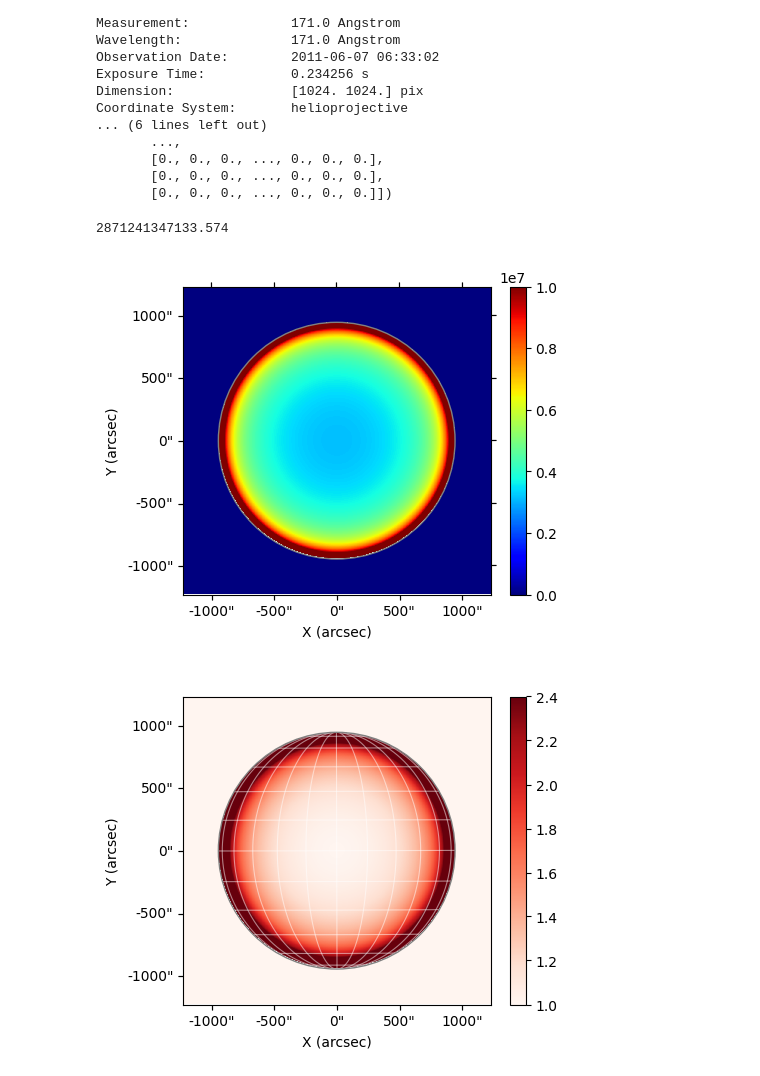
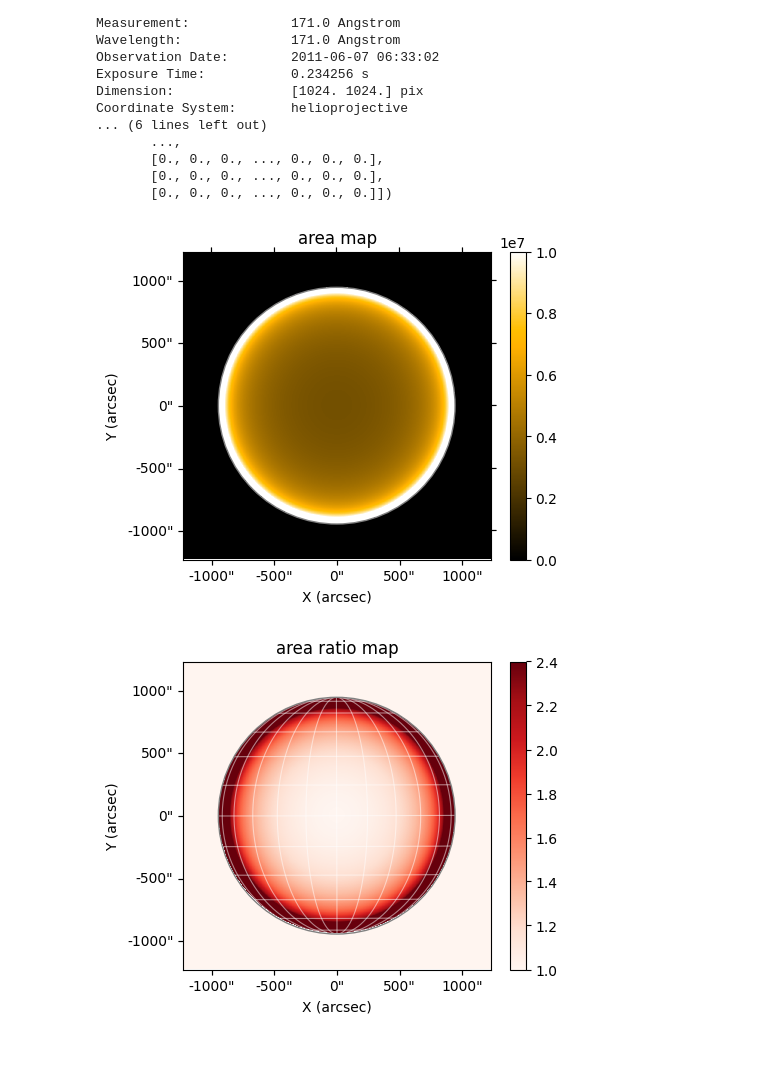
Before and after one commit to Chigaga/area_calculation, a Jupyter notebook: area_calculation.ipynb, the cells around one changed output. Cells and saved outputs as stored; diff of their text form; code cells hidden in the pictures.

```diff
--- a/area_calculation.ipynb
+++ b/area_calculation.ipynb
@@ -301,7 +305,7 @@ def create_correction_map(smap):
 
   return area_map
 # %%
-areamap = create_correction_map(aia_map_mat)
+areamap = create_correction_map(aia_map)
 areamap
 # %% [output]
 The number of elements is  486415
@@ -322,25 +326,21 @@ Coordinate System:       helioprojective
        [0., 0., 0., ..., 0., 0., 0.],
        [0., 0., 0., ..., 0., 0., 0.],
        [0., 0., 0., ..., 0., 0., 0.]])
-# %%
-np.nansum(areamap.data)
-# %% [output]
-2871241347133.574
 # %%
 #@title Plotting the area correction map [km2]
 fig = plt.figure(figsize=(5,4))
 ax = plt.subplot(1, 1, 1,projection=areamap)
 lin_norm = matplotlib.colors.Normalize(vmin=0, vmax=10**7)
-im = areamap.plot(cmap='jet',norm=lin_norm, title=' ')
+im = areamap.plot(norm=lin_norm, title='area map')
 areamap.draw_limb(color='gray')
 plt.ylabel('Y (arcsec)')
 plt.xlabel('X (arcsec)')
 ax.coords.grid(False)
 plt.colorbar(im,ax = ax, spacing='uniform')
 
 fig.show()
 # %% [output]
-[figure, old version]
+[figure, new version]
 # %%
 #@title Visualize the ratio of corrected pixels areas to the average
 #calculating the area of the center pixel for normalization
@@ -353,7 +353,7 @@ fig = plt.figure(figsize=(5,4))
 ax = plt.subplot(1, 1, 1,projection=area)
 
 lin_norm = matplotlib.colors.Normalize(vmin=1, vmax=2.4)
-im = area.plot(cmap='Reds',norm=lin_norm, title=' ')
+im = area.plot(cmap='Reds',norm=lin_norm, title='area ratio map')
 area.draw_limb(color='gray')
 area.draw_grid()
 plt.ylabel('Y (arcsec)')
@@ -364,7 +364,7 @@ plt.colorbar(im,ax = ax, spacing='uniform')
 
 fig.show()
 # %% [output]
-[figure, old version]
+[figure, new version]
 # %%
 # save the area correction map
 areamap.save('areamap.fits')
```
Also changed, not shown: parts of 7 cells of this notebook.
